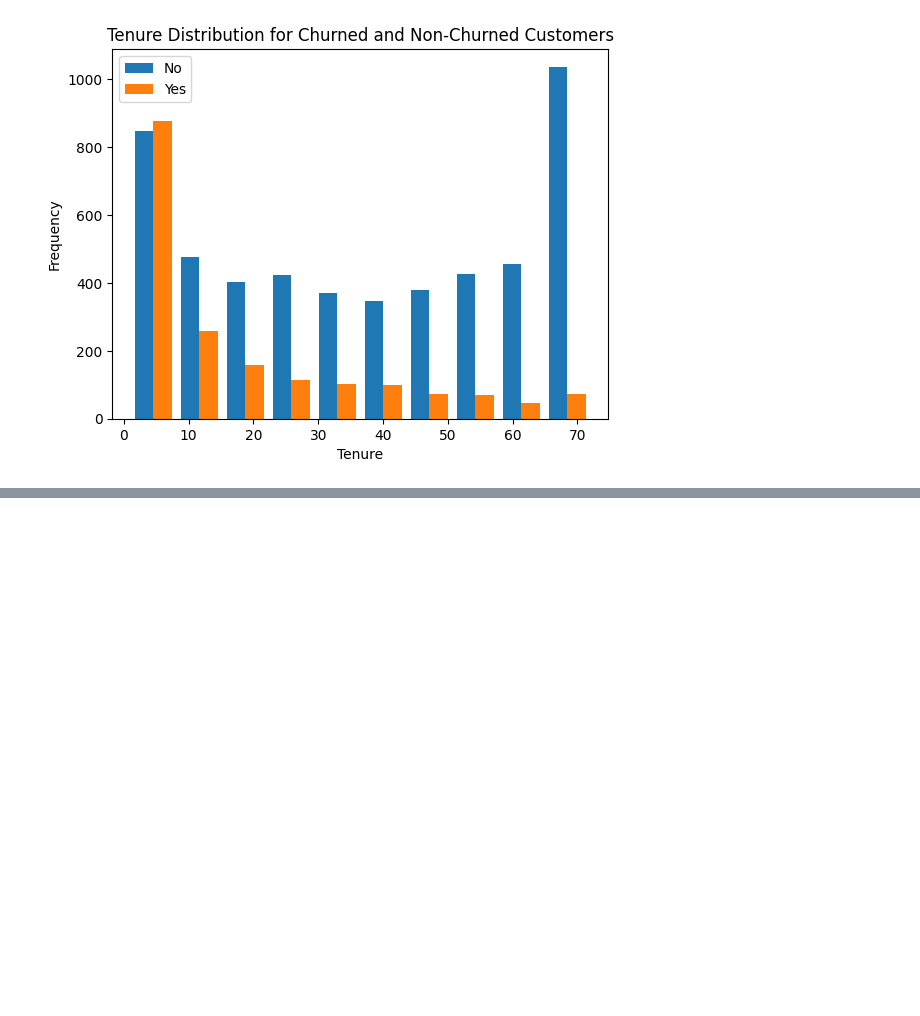
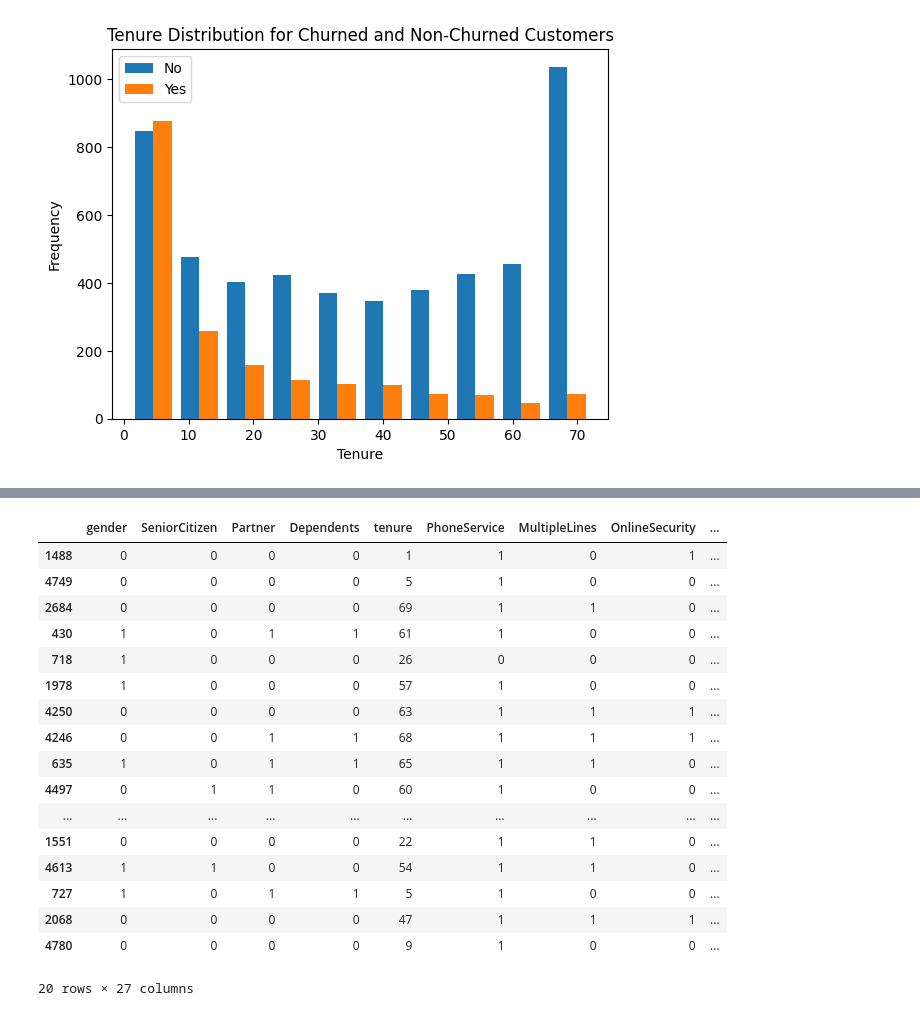
Before and after one commit to narendran-u/churn_prediction, a Jupyter notebook: churn.ipynb, the cells around one changed output, grey strips where cells are left out. Saved outputs shown, nothing was run; the diff lists cells and outputs as text; code cells hidden in the pictures; blank space fills up the shorter version.

```diff
--- a/churn.ipynb
+++ b/churn.ipynb
@@ -84,0 +173,2 @@ print (10)
+# %%
+df1['gender'].replace({'Female':1,'Male':0},inplace=True)
@@ -84,0 +186,8 @@ print (10)
+# %%
+yes_no_columns = [ 'InternetService_DSL', 'InternetService_Fiber optic',
+       'InternetService_No', 'Contract_Month-to-month', 'Contract_One year',
+       'Contract_Two year', 'PaymentMethod_Bank transfer (automatic)',
+       'PaymentMethod_Credit card (automatic)',
+       'PaymentMethod_Electronic check', 'PaymentMethod_Mailed check']
+for col in yes_no_columns:
+    df1[col].replace({'Yes': 1,'No': 0},inplace=True)
@@ -84,0 +200,3 @@ print (10)
+# %%
+df2 = pd.get_dummies(data=df1, columns=['InternetService','Contract','PaymentMethod'])
+df2.columns
@@ -84,0 +244,16 @@ print (10)
+# %%
+bool_columns = [
+    'InternetService_DSL',
+    'InternetService_Fiber optic',
+    'InternetService_No',
+    'Contract_Month-to-month',
+    'Contract_One year',
+    'Contract_Two year',
+    'PaymentMethod_Bank transfer (automatic)',
+    'PaymentMethod_Credit card (automatic)',
+    'PaymentMethod_Electronic check',
+    'PaymentMethod_Mailed check'
+]
+
+# Convert boolean columns to integers (0 and 1) and set them as int64
+df2[bool_columns] = df2[bool_columns].astype(int)
@@ -84,0 +280,21 @@ print (10)
+# %%
+df2.sample(20)
+# %% [output]
+|  | gender | SeniorCitizen | Partner | Dependents | tenure | PhoneService | MultipleLines | OnlineSecurity | ... |
+| 1488 | 0 | 0 | 0 | 0 | 1 | 1 | 0 | 1 | ... |
+| 4749 | 0 | 0 | 0 | 0 | 5 | 1 | 0 | 0 | ... |
+| 2684 | 0 | 0 | 0 | 0 | 69 | 1 | 1 | 0 | ... |
+| 430 | 1 | 0 | 1 | 1 | 61 | 1 | 0 | 0 | ... |
+| 718 | 1 | 0 | 0 | 0 | 26 | 0 | 0 | 0 | ... |
+| 1978 | 1 | 0 | 0 | 0 | 57 | 1 | 0 | 0 | ... |
+| 4250 | 0 | 0 | 0 | 0 | 63 | 1 | 1 | 1 | ... |
+| 4246 | 0 | 0 | 1 | 1 | 68 | 1 | 1 | 1 | ... |
+| 635 | 1 | 0 | 1 | 1 | 65 | 1 | 1 | 0 | ... |
+| 4497 | 0 | 1 | 1 | 0 | 60 | 1 | 0 | 0 | ... |
+| ... | ... | ... | ... | ... | ... | ... | ... | ... | ... |
+| 1551 | 0 | 0 | 0 | 0 | 22 | 1 | 1 | 0 | ... |
+| 4613 | 1 | 1 | 0 | 0 | 54 | 1 | 1 | 0 | ... |
+| 727 | 1 | 0 | 1 | 1 | 5 | 1 | 0 | 0 | ... |
+| 2068 | 0 | 0 | 0 | 0 | 47 | 1 | 1 | 1 | ... |
+| 4780 | 0 | 0 | 0 | 0 | 9 | 1 | 0 | 0 | ... |
+20 rows × 27 columns
```
Also changed, not shown: parts of 27 cells of this notebook.
